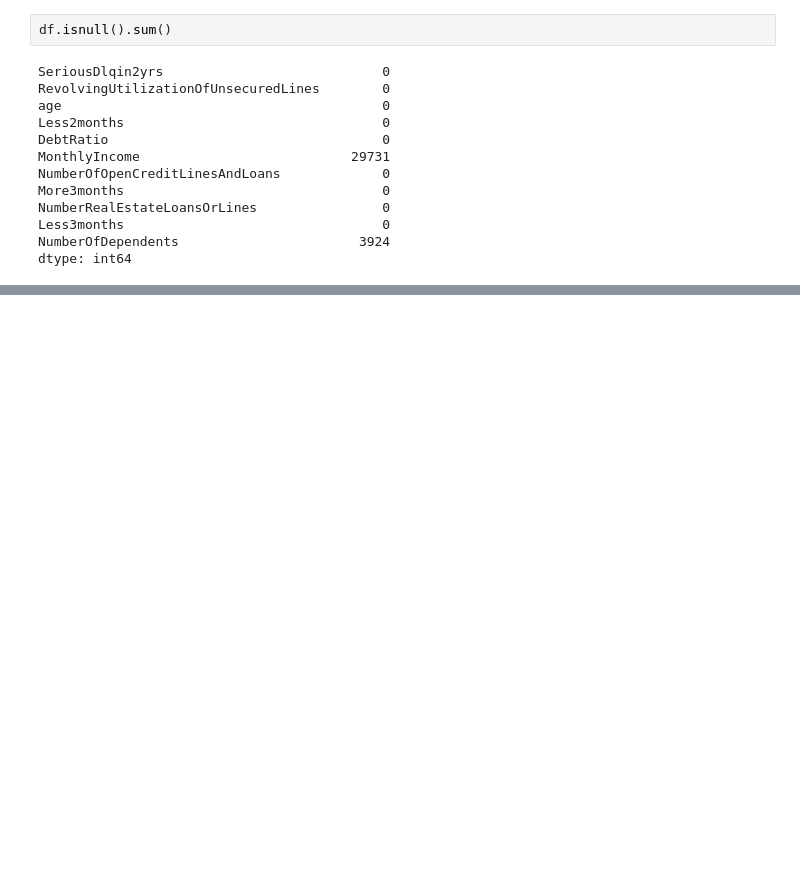
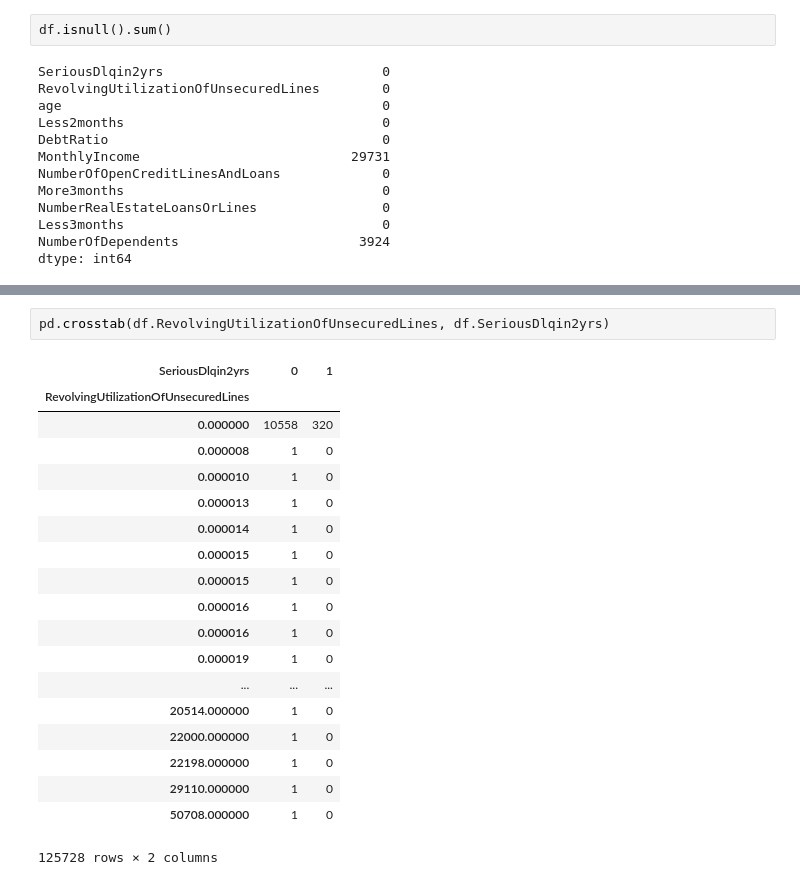
Before and after one commit to Keisuke-Yokota/CAPP-30254-1-Spring-2018-, a Jupyter notebook: hw2/HW2 doing.ipynb, the cells around one changed output, grey strips where cells are left out. Cells and saved outputs as stored; diff of their text form; blank space fills up the shorter version.

```diff
--- a/hw2/HW2 doing.ipynb
+++ b/hw2/HW2 doing.ipynb
@@ -94,0 +84,22 @@ a.corr(
+# %%
+pd.crosstab(df.RevolvingUtilizationOfUnsecuredLines, df.SeriousDlqin2yrs)
+# %% [output]
+| SeriousDlqin2yrs | 0 | 1 |
+| RevolvingUtilizationOfUnsecuredLines |  |  |
+| 0.000000 | 10558 | 320 |
+| 0.000008 | 1 | 0 |
+| 0.000010 | 1 | 0 |
+| 0.000013 | 1 | 0 |
+| 0.000014 | 1 | 0 |
+| 0.000015 | 1 | 0 |
+| 0.000015 | 1 | 0 |
+| 0.000016 | 1 | 0 |
+| 0.000016 | 1 | 0 |
+| 0.000019 | 1 | 0 |
+| ... | ... | ... |
+| 20514.000000 | 1 | 0 |
+| 22000.000000 | 1 | 0 |
+| 22198.000000 | 1 | 0 |
+| 29110.000000 | 1 | 0 |
+| 50708.000000 | 1 | 0 |
+125728 rows × 2 columns
```
Also changed, not shown: parts of 21 cells of this notebook, 2 other files.
